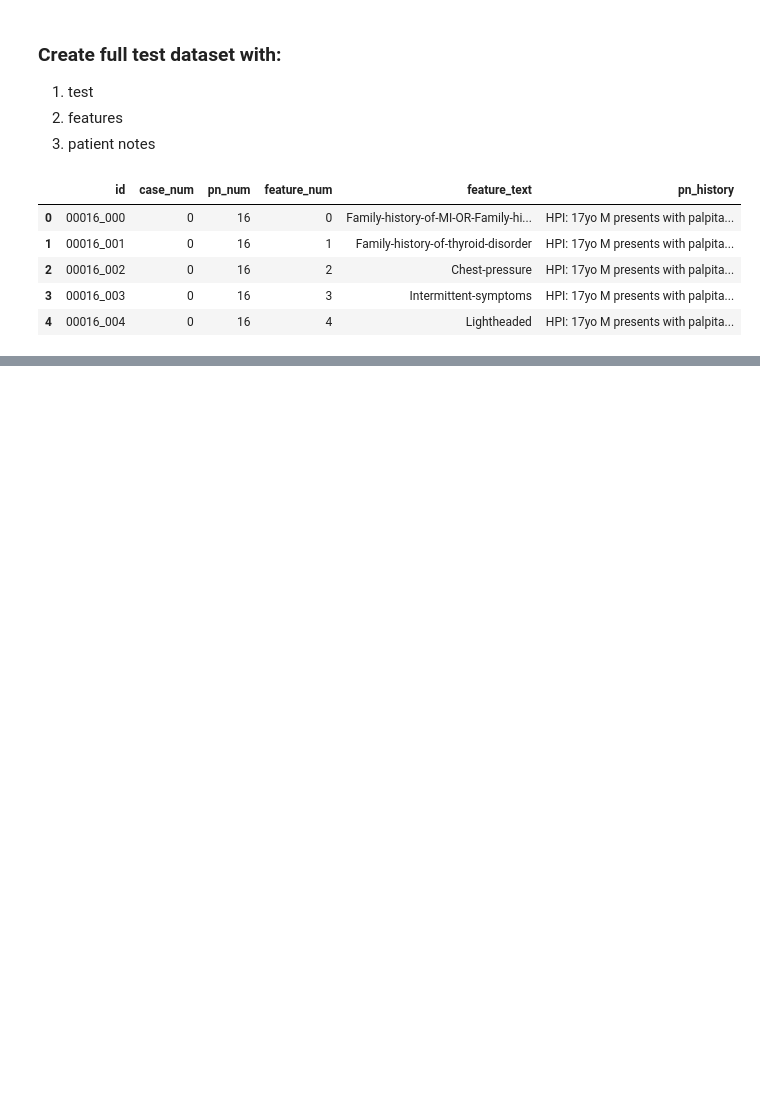
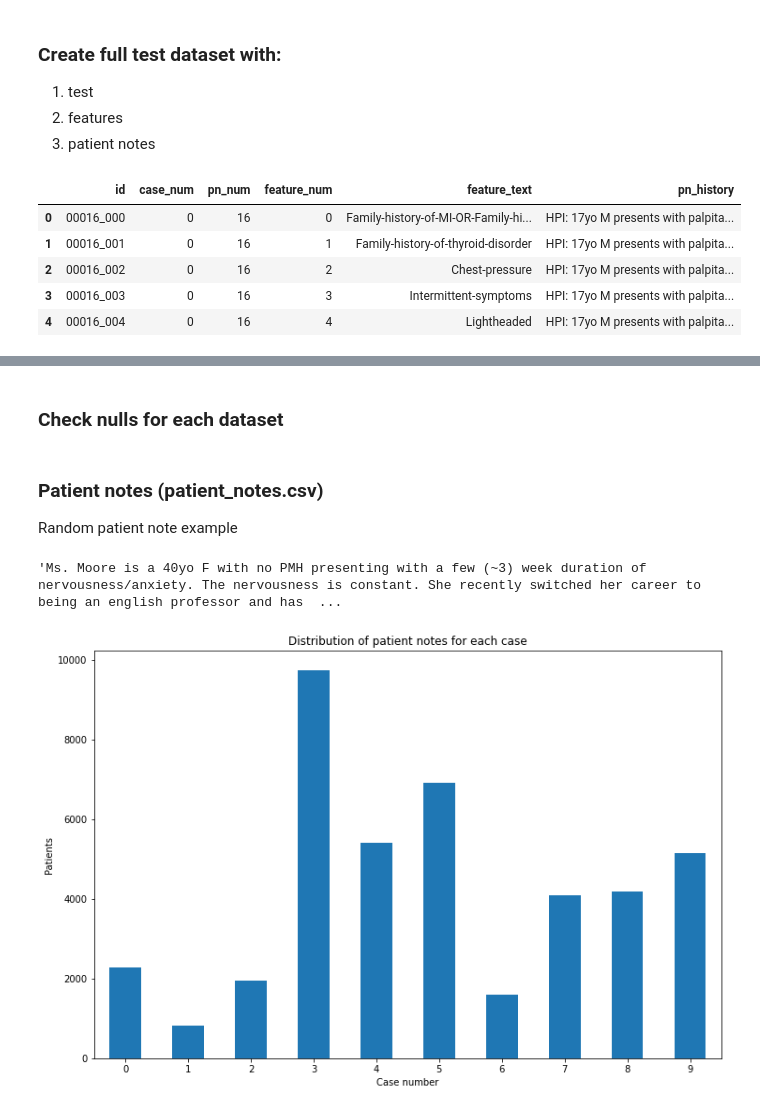
Before and after one commit to casals90/NBME-Score-Clinical-Patient-Notes, a Jupyter notebook: notebooks/00_eda.ipynb, the cells around one changed output, grey strips where cells are left out. Saved outputs shown, nothing was run; the diff lists cells and outputs as text; code cells hidden in the pictures; blank space fills up the shorter version.

```diff
--- a/notebooks/00_eda.ipynb
+++ b/notebooks/00_eda.ipynb
@@ -179,0 +144,2 @@ train_df[train_df.pn_num == 16]
+# %% [markdown]
+### Check nulls for each dataset
@@ -179,0 +150,16 @@ train_df[train_df.pn_num == 16]
+# %% [markdown]
+### Patient notes (patient_notes.csv)
+
+Random patient note example
+# %%
+patient_notes_df.sample(n=1)["pn_history"].values[0]
+# %% [output]
+'Ms. Moore is a 40yo F with no PMH presenting with a few (~3) week duration of nervousness/anxiety. The nervousness is constant. She recently switched her career to being an english professor and has  ...
+# %%
+_ = patient_notes_df \
+    .groupby("case_num") \
+    .size() \
+    .plot(kind="bar", figsize=(12, 8), rot=0, xlabel="Case number",
+          ylabel="Patients", title="Distribution of patient notes for each case")
+# %% [output]
+[figure, added]
```
Also changed, not shown: parts of 41 cells of this notebook, 6 other files.
